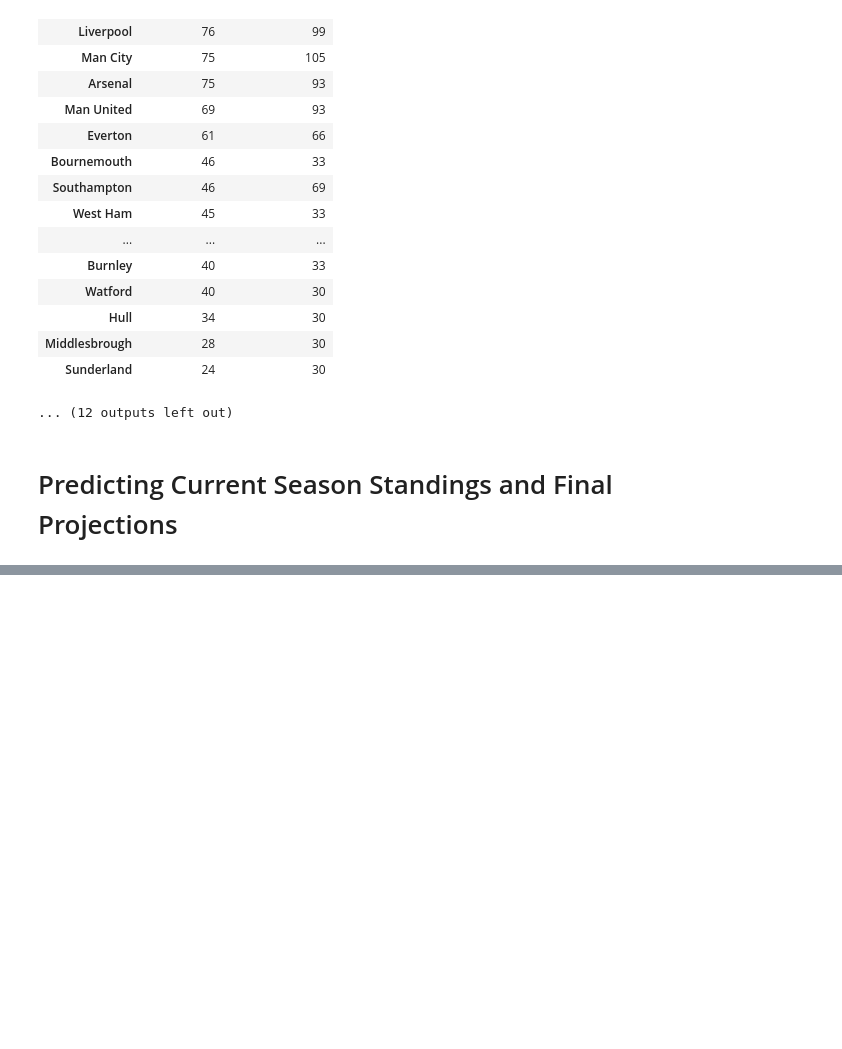
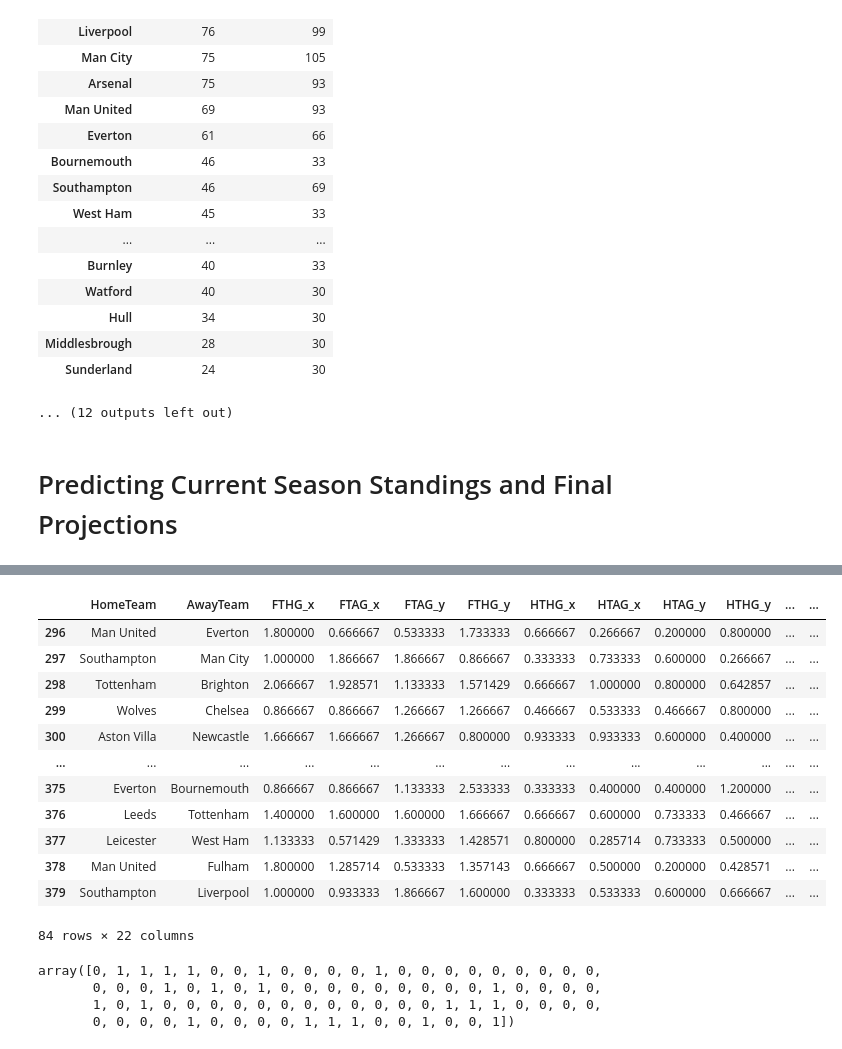
Before and after one commit to Sunan2002/Premier-Leauge-Prediction-Model, a Jupyter notebook: RandomForrest.ipynb, the cells around one changed output, grey strips where cells are left out. Drawn from its saved outputs; the diff is of its cells as text; code cells hidden in the pictures; blank space fills up the shorter version.

```diff
--- a/RandomForrest.ipynb
+++ b/RandomForrest.ipynb
@@ -499,0 +602,7 @@ fixtures_curr
+# %%
+url_future = 'https://raw.githubusercontent.com/Sunan2002/Premier-Leauge-Prediction-Model/main/England-Premier-League-Season-2022-2023-Fixture.csv'
+data_fut = pd.read_csv(url_future)
+fixtures_fut = pd.concat([data_fut], sort='False')
+fixtures_fut = fixtures_fut.rename(columns={"Home": "HomeTeam", "Away": "AwayTeam"})
+print(fixtures_fut.shape)
+fixtures_fut
@@ -499,0 +624,3 @@ fixtures_curr
+# %%
+fixtures_fut = fixtures_fut[296:]
+fixtures_fut
@@ -499,0 +641,3 @@ fixtures_curr
+# %%
+fixtures_fut = fixtures_fut[['HomeTeam','AwayTeam']]
+fixtures_fut
@@ -499,0 +658,47 @@ fixtures_curr
+# %%
+to_be_played = fixtures_fut
+to_be_played = to_be_played.merge(team_form['FTHG_x'], left_on='HomeTeam', right_index=True, how='left')
+to_be_played = to_be_played.merge(team_form['FTAG_x'], left_on='AwayTeam', right_index=True, how='left')
+to_be_played = to_be_played.merge(team_form['FTAG_y'], left_on='HomeTeam', right_index=True, how='left')
+to_be_played = to_be_played.merge(team_form['FTHG_y'], left_on='AwayTeam', right_index=True, how='left')
+to_be_played = to_be_played.merge(team_form['HTHG_x'], left_on='HomeTeam', right_index=True, how='left')
+to_be_played = to_be_played.merge(team_form['HTAG_x'], left_on='AwayTeam', right_index=True, how='left')
+to_be_played = to_be_played.merge(team_form['HTAG_y'], left_on='HomeTeam', right_index=True, how='left')
+to_be_played = to_be_played.merge(team_form['HTHG_y'], left_on='AwayTeam', right_index=True, how='left')
+to_be_played = to_be_played.merge(team_form['HS'], left_on='HomeTeam', right_index=True, how='left')
+to_be_played = to_be_played.merge(team_form['AS'], left_on='AwayTeam', right_index=True, how='left')
+to_be_played = to_be_played.merge(team_form['HST'], left_on='HomeTeam', right_index=True, how='left')
+to_be_played = to_be_played.merge(team_form['AST'], left_on='AwayTeam', right_index=True, how='left')
+to_be_played = to_be_played.merge(team_form['HF'], left_on='HomeTeam', right_index=True, how='left')
+to_be_played = to_be_played.merge(team_form['AF'], left_on='AwayTeam', right_index=True, how='left')
+to_be_played = to_be_played.merge(team_form['HC'], left_on='HomeTeam', right_index=True, how='left')
+to_be_played = to_be_played.merge(team_form['AC'], left_on='AwayTeam', right_index=True, how='left')
+to_be_played = to_be_played.merge(team_form['HY'], left_on='HomeTeam', right_index=True, how='left')
+to_be_played = to_be_played.merge(team_form['AY'], left_on='AwayTeam', right_index=True, how='left')
+to_be_played = to_be_played.merge(team_form['HR'], left_on='HomeTeam', right_index=True, how='left')
+to_be_played = to_be_played.merge(team_form['AR'], left_on='AwayTeam', right_index=True, how='left')
+#played['FTR'] = fixtures_curr['FTR']
+to_be_played
+# %% [output]
+|  | HomeTeam | AwayTeam | FTHG_x | FTAG_x | FTAG_y | FTHG_y | HTHG_x | HTAG_x | HTAG_y | HTHG_y | ... | ... |
+| 296 | Man United | Everton | 1.800000 | 0.666667 | 0.533333 | 1.733333 | 0.666667 | 0.266667 | 0.200000 | 0.800000 | ... | ... |
+| 297 | Southampton | Man City | 1.000000 | 1.866667 | 1.866667 | 0.866667 | 0.333333 | 0.733333 | 0.600000 | 0.266667 | ... | ... |
+| 298 | Tottenham | Brighton | 2.066667 | 1.928571 | 1.133333 | 1.571429 | 0.666667 | 1.000000 | 0.800000 | 0.642857 | ... | ... |
+| 299 | Wolves | Chelsea | 0.866667 | 0.866667 | 1.266667 | 1.266667 | 0.466667 | 0.533333 | 0.466667 | 0.800000 | ... | ... |
+| 300 | Aston Villa | Newcastle | 1.666667 | 1.666667 | 1.266667 | 0.800000 | 0.933333 | 0.933333 | 0.600000 | 0.400000 | ... | ... |
+| ... | ... | ... | ... | ... | ... | ... | ... | ... | ... | ... | ... | ... |
+| 375 | Everton | Bournemouth | 0.866667 | 0.866667 | 1.133333 | 2.533333 | 0.333333 | 0.400000 | 0.400000 | 1.200000 | ... | ... |
+| 376 | Leeds | Tottenham | 1.400000 | 1.600000 | 1.600000 | 1.666667 | 0.666667 | 0.600000 | 0.733333 | 0.466667 | ... | ... |
+| 377 | Leicester | West Ham | 1.133333 | 0.571429 | 1.333333 | 1.428571 | 0.800000 | 0.285714 | 0.733333 | 0.500000 | ... | ... |
+| 378 | Man United | Fulham | 1.800000 | 1.285714 | 0.533333 | 1.357143 | 0.666667 | 0.500000 | 0.200000 | 0.428571 | ... | ... |
+| 379 | Southampton | Liverpool | 1.000000 | 0.933333 | 1.866667 | 1.600000 | 0.333333 | 0.533333 | 0.600000 | 0.666667 | ... | ... |
+84 rows × 22 columns
+# %%
+final_matches = to_be_played.drop(['HomeTeam','AwayTeam'], axis=1)
+projection = model.predict(final_matches)
+projection
+# %% [output]
+array([0, 1, 1, 1, 1, 0, 0, 1, 0, 0, 0, 0, 1, 0, 0, 0, 0, 0, 0, 0, 0, 0,
+       0, 0, 0, 1, 0, 1, 0, 1, 0, 0, 0, 0, 0, 0, 0, 0, 0, 1, 0, 0, 0, 0,
+       1, 0, 1, 0, 0, 0, 0, 0, 0, 0, 0, 0, 0, 0, 0, 1, 1, 1, 0, 0, 0, 0,
+       0, 0, 0, 0, 1, 0, 0, 0, 0, 1, 1, 1, 0, 0, 1, 0, 0, 1])
```
Also changed, not shown: parts of 15 cells of this notebook.
